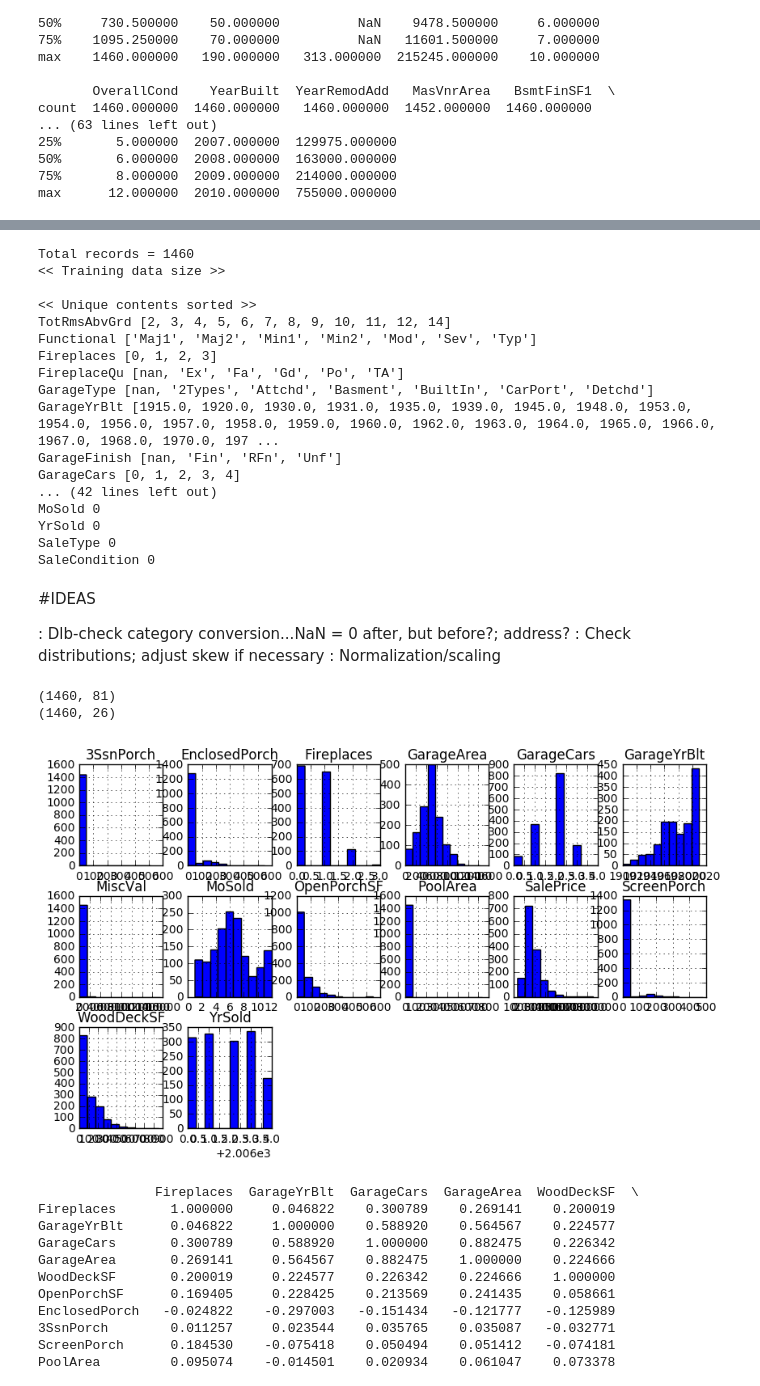
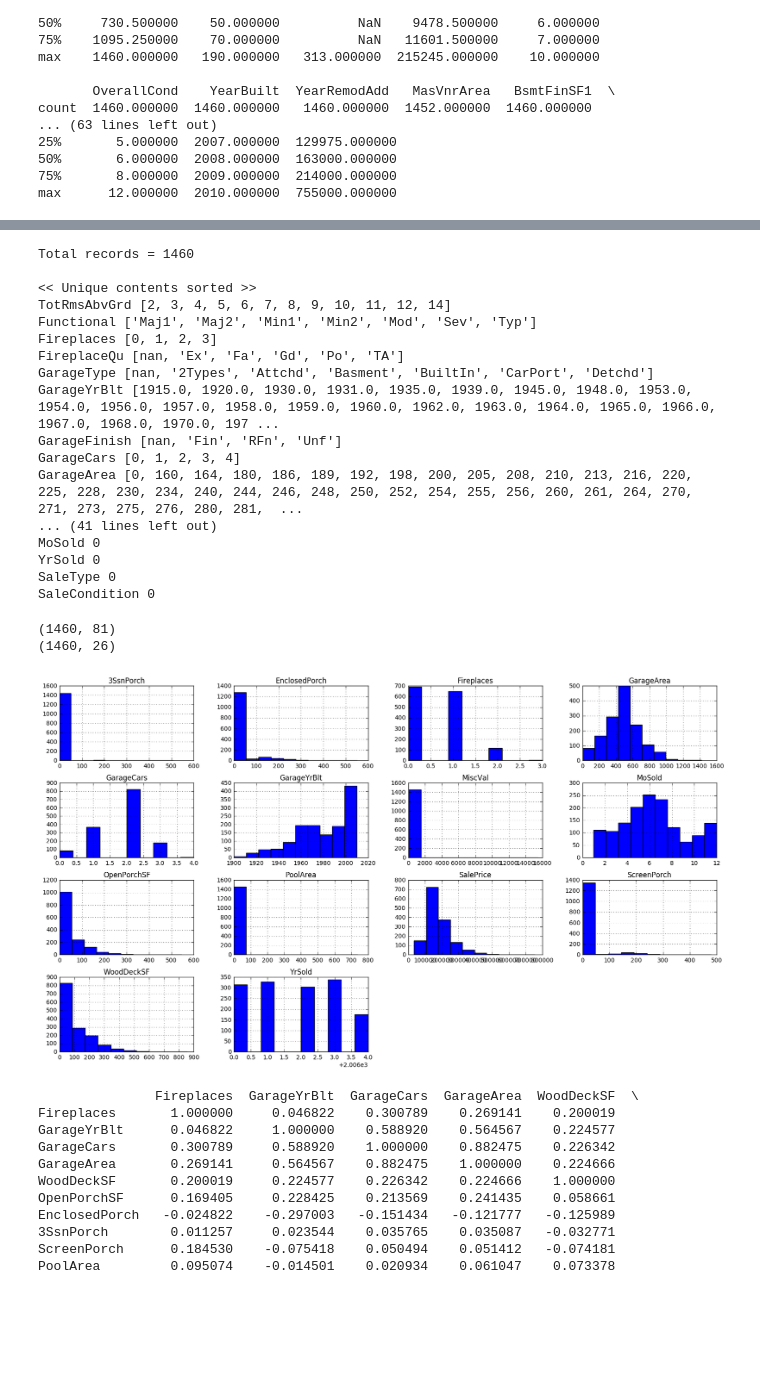
Before and after one commit to kctobin/207, a Jupyter notebook: RealEstateFinal - Jason.ipynb, the cells around one changed output, grey strips where cells are left out. Cells and saved outputs as stored; diff of their text form; code cells hidden in the pictures; blank space fills up the shorter version.

```diff
--- a/RealEstateFinal - Jason.ipynb
+++ b/RealEstateFinal - Jason.ipynb
@@ -76,14 +78,20 @@ SalePrice      0.046432 -0.028923   1.000000
 # %%
 ##
 ## JV DATA ANALYSIS
-## Contents and Skew
 ##
-part3_columns = ['TotRmsAbvGrd', 'Functional', 'Fireplaces', 'FireplaceQu', 'GarageType', 'GarageYrBlt', 'GarageFinish', 'GarageCars', 'GarageArea', 'GarageQual', 'GarageCond', 'PavedDrive', 'WoodDeckSF', 'OpenPorchSF', 'EnclosedPorch', '3SsnPorch', 'ScreenPorch', 'PoolArea', 'PoolQC', 'Fence', 'MiscFeature', 'MiscVal', 'MoSold', 'YrSold', 'SaleType', 'SaleCondition']
+part3_columns = ['TotRmsAbvGrd', 'Functional', \
+                 'Fireplaces', 'FireplaceQu', \
+                 'GarageType', 'GarageYrBlt', 'GarageFinish', \
+                 'GarageCars', 'GarageArea', 'GarageQual', 'GarageCond', \
+                 'PavedDrive', \
+                 'WoodDeckSF', 'OpenPorchSF', 'EnclosedPorch', '3SsnPorch', 'ScreenPorch', \
+                 'PoolArea', 'PoolQC', 'Fence', \
+                 'MiscFeature', 'MiscVal', \
+                 'MoSold', 'YrSold', 'SaleType', 'SaleCondition']
 part3_train_data_cols = original_train_data.loc[:,part3_columns]
 
 print "Total records = " + str(len(original_train_data))
-print "<< Training data size >>"
-print
+print ""
 print "<< Unique contents sorted >>"
 for colname in part3_train_data_cols:
     contents = original_train_data[colname].unique()
@@ -95,7 +103,6 @@ for colname in part3_train_data_cols:
     print colname, na_count
 # %% [output]
 Total records = 1460
-<< Training data size >>
 
 << Unique contents sorted >>
 TotRmsAbvGrd [2, 3, 4, 5, 6, 7, 8, 9, 10, 11, 12, 14]
@@ -106,17 +113,12 @@ GarageType [nan, '2Types', 'Attchd', 'Basment', 'BuiltIn', 'CarPort', 'Detchd']
 GarageYrBlt [1915.0, 1920.0, 1930.0, 1931.0, 1935.0, 1939.0, 1945.0, 1948.0, 1953.0, 1954.0, 1956.0, 1957.0, 1958.0, 1959.0, 1960.0, 1962.0, 1963.0, 1964.0, 1965.0, 1966.0, 1967.0, 1968.0, 1970.0, 197 ...
 GarageFinish [nan, 'Fin', 'RFn', 'Unf']
 GarageCars [0, 1, 2, 3, 4]
-... (42 lines left out)
+GarageArea [0, 160, 164, 180, 186, 189, 192, 198, 200, 205, 208, 210, 213, 216, 220, 225, 228, 230, 234, 240, 244, 246, 248, 250, 252, 254, 255, 256, 260, 261, 264, 270, 271, 273, 275, 276, 280, 281,  ...
+... (41 lines left out)
 MoSold 0
 YrSold 0
 SaleType 0
 SaleCondition 0
-# %% [markdown]
-#IDEAS
-
-: Dlb-check category conversion...NaN = 0 after, but before?; address?
-: Check distributions; adjust skew if necessary
-: Normalization/scaling
 # %%
 print original_train_data.shape
 
@@ -127,9 +129,9 @@ print part3_data.shape
 (1460, 26)
 # %%
 # histograms by feature
-part3_data.hist(figsize=(10,10),layout=(5,6));
+part3_data.hist(figsize=(20,20),layout=(7,4));
 # %% [output]
-[figure, old version]
+[figure, new version]
 # %%
 # plot correlation matrix
 corr = part3_data.corr()
```
Also changed, not shown: parts of 10 cells of this notebook.
